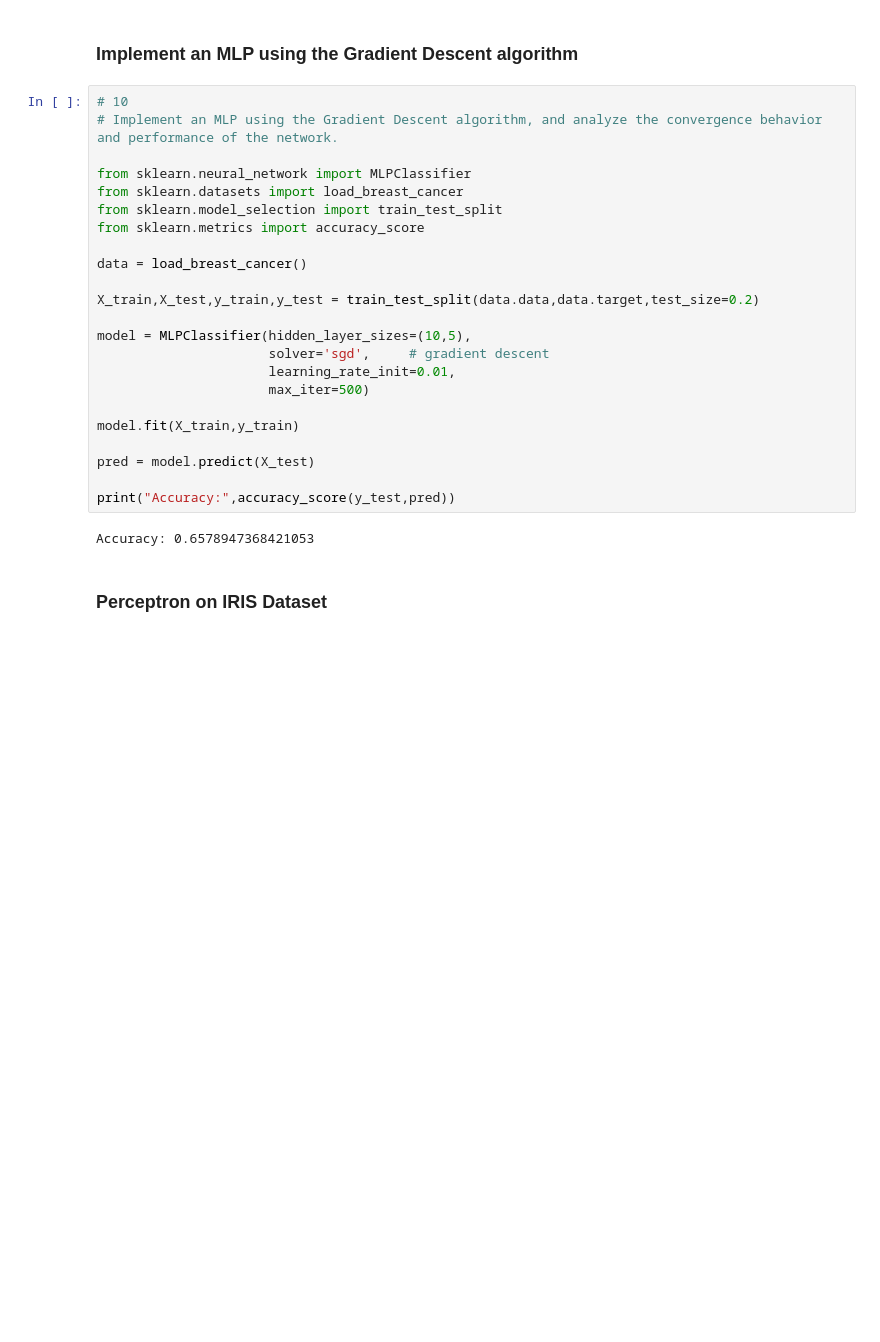
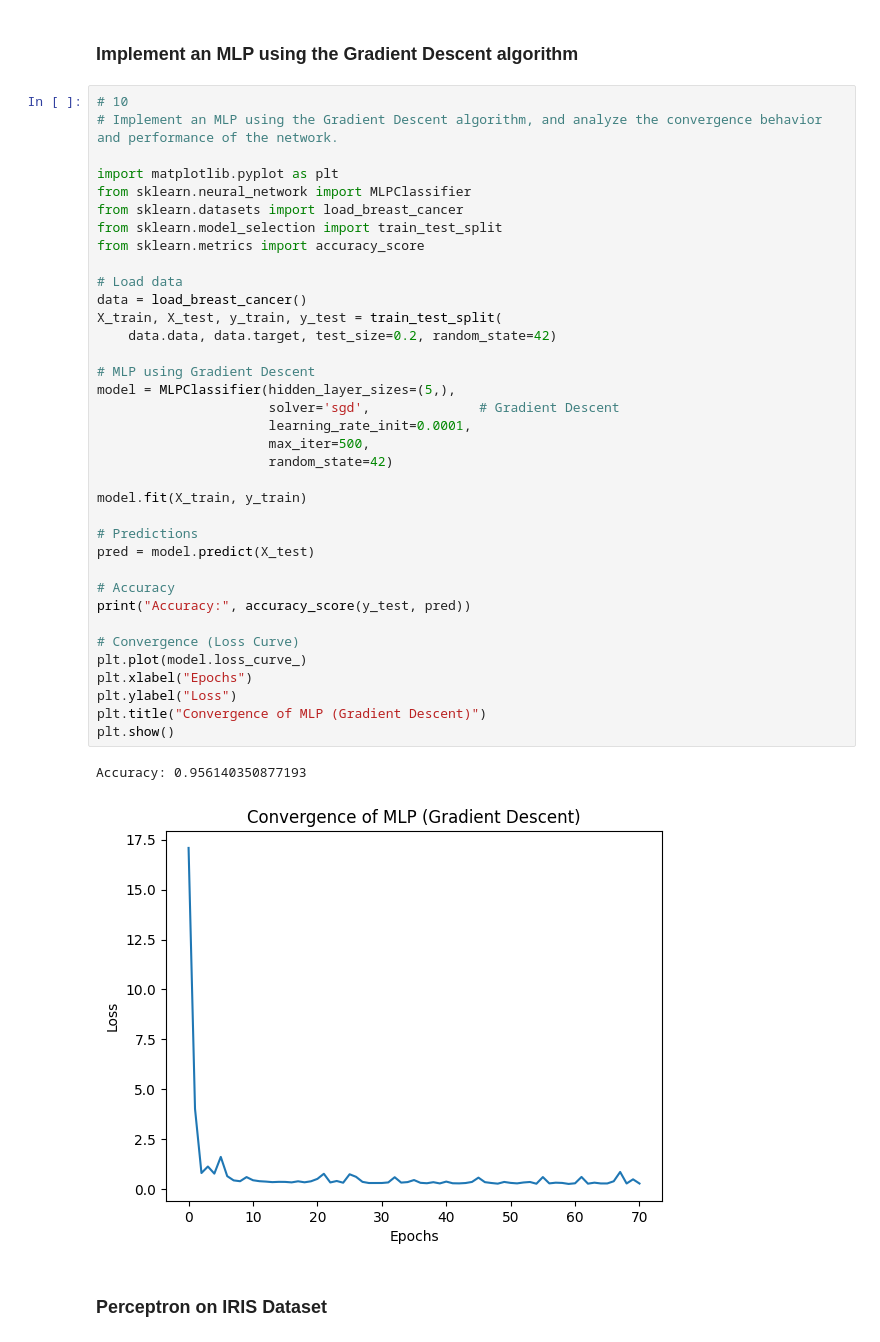
Before and after one commit to GodishalaAshwith/DeepLearning, a Jupyter notebook: DLClean.ipynb, the cells around one changed output. Cells and saved outputs as stored; diff of their text form; blank space fills up the shorter version.

```diff
--- a/DLClean.ipynb
+++ b/DLClean.ipynb
@@ -568,28 +568,42 @@ Loss: [0.9620361479010476, 0.3556166910731276, 0.37311355105190863, 0.3195619231
 # %%
 # 10
 # Implement an MLP using the Gradient Descent algorithm, and analyze the convergence behavior and performance of the network.
 
+import matplotlib.pyplot as plt
 from sklearn.neural_network import MLPClassifier
 from sklearn.datasets import load_breast_cancer
 from sklearn.model_selection import train_test_split
 from sklearn.metrics import accuracy_score
 
+# Load data
 data = load_breast_cancer()
+X_train, X_test, y_train, y_test = train_test_split(
+    data.data, data.target, test_size=0.2, random_state=42)
 
-X_train,X_test,y_train,y_test = train_test_split(data.data,data.target,test_size=0.2)
+# MLP using Gradient Descent
+model = MLPClassifier(hidden_layer_sizes=(5,),
+                      solver='sgd',              # Gradient Descent
+                      learning_rate_init=0.0001,
+                      max_iter=500,
+                      random_state=42)
 
-model = MLPClassifier(hidden_layer_sizes=(10,5),
-                      solver='sgd',     # gradient descent
-                      learning_rate_init=0.01,
-                      max_iter=500)
+model.fit(X_train, y_train)
 
-model.fit(X_train,y_train)
-
+# Predictions
 pred = model.predict(X_test)
 
-print("Accuracy:",accuracy_score(y_test,pred))
+# Accuracy
+print("Accuracy:", accuracy_score(y_test, pred))
+
+# Convergence (Loss Curve)
+plt.plot(model.loss_curve_)
+plt.xlabel("Epochs")
+plt.ylabel("Loss")
+plt.title("Convergence of MLP (Gradient Descent)")
+plt.show()
 # %% [output]
-Accuracy: 0.6578947368421053
+Accuracy: 0.956140350877193
+[figure, added]
 # %% [markdown]
 ### Perceptron on IRIS Dataset
 # %%
```
Also changed, not shown: parts of 5 cells of this notebook.
